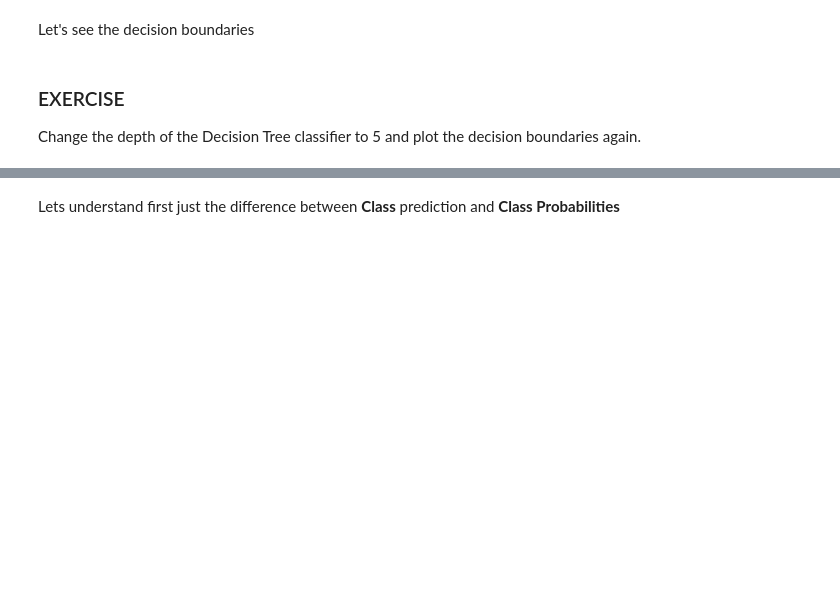
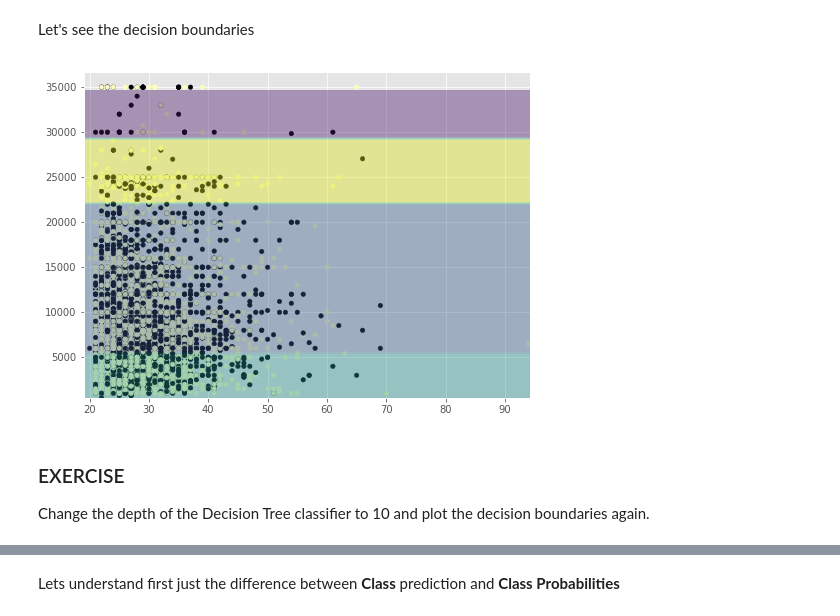
Before and after one commit to amitkaps/full-stack-data-science, a Jupyter notebook: credit-risk/notebooks/1-ML-Model-Full-Version.ipynb, the cells around one changed output, grey strips where cells are left out. Drawn from its saved outputs; the diff is of its cells as text; code cells hidden in the pictures; blank space fills up the shorter version.

```diff
--- a/credit-risk/notebooks/1-ML-Model-Full-Version.ipynb
+++ b/credit-risk/notebooks/1-ML-Model-Full-Version.ipynb
@@ -216,6 +318,6 @@ clf_dt = tree.DecisionTreeClassifier(max_depth=2)
 # %%
 # fit the decision tree model
-clf_dt = clf_dt.fit(X_2, y)
+clf_dt_2 = clf_dt_2.fit(X_2, y)
 # %% [markdown]
 **Step 3 -** Visualize the decision tree
 # %%
@@ -247,9 +351,11 @@ def plot_boundaries(X2, clf):
     plt.scatter(x = X2.iloc[:,0], y = X2.iloc[:,1], c = y, s = 20, cmap=plt.cm.magma)
     cs = plt.contourf(xx, yy, Z, cmap=plt.cm.viridis, alpha = 0.4)
 # %%
-plot_boundaries(X_2, clf_dt)
+plot_boundaries(X_2, clf_dt_2)
+# %% [output]
+[figure, added]
 # %% [markdown]
 ### EXERCISE
 
-Change the depth of the Decision Tree classifier to 5 and plot the decision boundaries again.
+Change the depth of the Decision Tree classifier to 10 and plot the decision boundaries again.
 # %%
```
Also changed, not shown: parts of 49 cells of this notebook, 4 other files.
